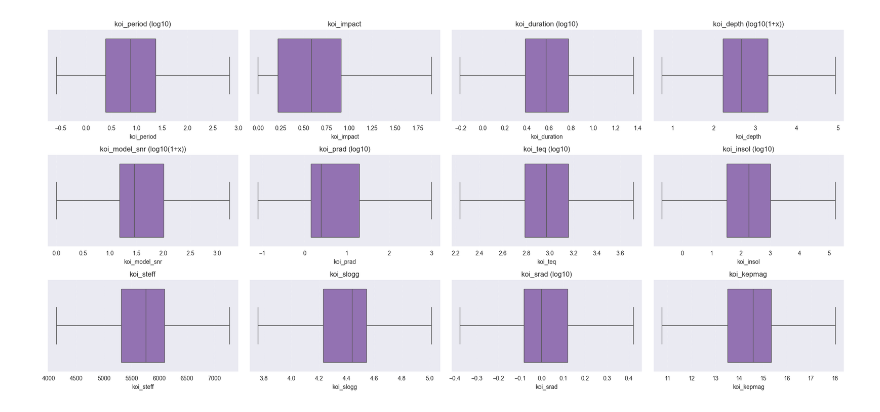
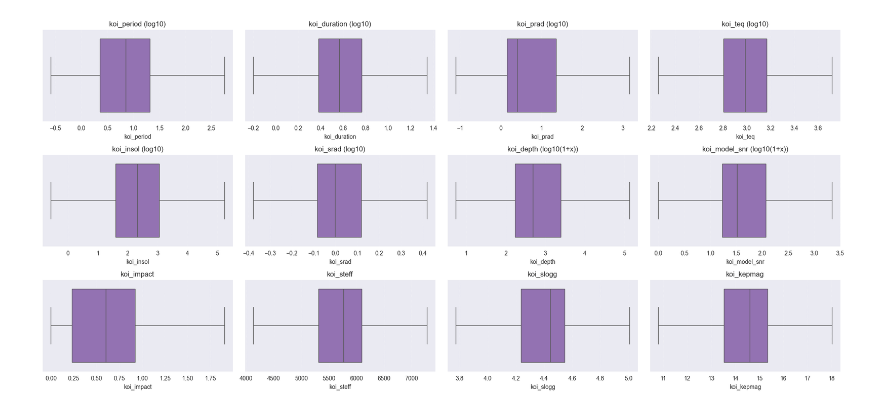
Before and after one commit to ZhuoQiuMcgill/INSE6220-FinalProject, a Jupyter notebook: src/project_code.ipynb, the cells around one changed output. Saved outputs shown, nothing was run; the diff lists cells and outputs as text; code cells hidden in the pictures.

```diff
--- a/src/project_code.ipynb
+++ b/src/project_code.ipynb
@@ -175,16 +201,0 @@ Prepared pre-PCA feature matrix: (7994, 12)
-# %%
-# koi_score distribution
-import matplotlib.pyplot as plt
-import seaborn as sns
-
-plt.figure(figsize=(7, 4))
-ax = sns.histplot(df['koi_score'].dropna(), bins=40, kde=True, color='#1f77b4', edgecolor='white')
-ax.set_title('Distribution of koi_score')
-ax.set_xlabel('koi_score')
-ax.set_ylabel('Count')
-ax.set_xlim(0, 1)
-plt.tight_layout()
-plt.show()
-
-print('koi_score summary:')
-print(df['koi_score'].describe().to_string())
@@ -202,54 +202,21 @@ max         1.000000
 # %%
-# EDA boxplots & transform selection
-import math
-import numpy as np
-import matplotlib.pyplot as plt
-import seaborn as sns
+# EDA boxplots of transformed numerical features (using labeled subset)
+# Use labeled subset and fixed transform lists per FRAMEWORK
+feat_cols = LOG10_COLS + LOG1P_COLS + LINEAR_COLS
+plot_df = df_labeled.loc[:, feat_cols].copy()
 
-# Use only the 12-feature vector (updated framework)
-plot_cols = [c for c in FEATURE_COLS if c in df.columns]
-# Identify discrete small-cardinality numeric columns to skip in box plots
-discrete_small = [c for c in plot_cols if df[c].nunique(dropna=True) <= 5]
-numeric_cols = [c for c in plot_cols if c not in discrete_small]
+# Apply the same transforms that will be used for PCA
+for col in LOG10_COLS:
+    plot_df[col] = np.log10(np.clip(plot_df[col], 1e-12, None))
+for col in LOG1P_COLS:
+    plot_df[col] = np.log10(np.clip(plot_df[col] + 1.0, 1e-12, None))
 
-# Columns we keep linear due to physical meaning (bounded/magnitude)
-never_log = {'koi_impact','koi_kepmag'}
+print('Using fixed transforms per FRAMEWORK:')
+print('  Log10 columns:', LOG10_COLS)
+print('  Log10(1+x) columns:', LOG1P_COLS)
+print('  Linear columns:', LINEAR_COLS)
 
-log10_cols, log1p_cols, linear_cols = [], [], []
-for col in numeric_cols:
-    s = pd.to_numeric(df[col], errors='coerce').dropna()
-    if col in never_log:
-        linear_cols.append(col)
-        continue
-    if len(s) < 3:
-        linear_cols.append(col)
-        continue
-    skew = float(s.skew())
-    q95, q05 = s.quantile(0.95), s.quantile(0.05)
-    ratio = (q95 / max(q05, 1e-12)) if q05 > 0 else np.inf
-    criterion = (skew > 0.75) or (ratio > 20)
-    minv = float(s.min())
-    if criterion and minv > 0:
-        log10_cols.append(col)
-    elif criterion and minv >= 0:
-        log1p_cols.append(col)
-    else:
-        linear_cols.append(col)
-
-# Create transformed copy for plotting
-plot_df = df.copy()
-for col in log10_cols:
-    plot_df[col] = np.log10(plot_df[col])
-for col in log1p_cols:
-    plot_df[col] = np.log10(plot_df[col] + 1.0)
-
-print('Skipped discrete/binary columns:', discrete_small)
-print('Log10 columns:', log10_cols)
-print('Log10(1+x) columns:', log1p_cols)
-print('Linear columns:', linear_cols)
-
-# Plot box plots using transformed data where applicable
-cols_to_plot = numeric_cols
+cols_to_plot = feat_cols
 ncols = 4
 nrows = math.ceil(len(cols_to_plot) / ncols)
 fig, axes = plt.subplots(nrows, ncols, figsize=(4.8 * ncols, 3.0 * nrows), squeeze=False)
@@ -258,7 +225,7 @@ for i, col in enumerate(cols_to_plot):
     r, c = divmod(i, ncols)
     ax = axes[r][c]
     sns.boxplot(x=plot_df[col].dropna(), ax=ax, color='#9467bd', orient='h', whis=1.5, showfliers=False)
-    tr = ' (log10)' if col in log10_cols else (' (log10(1+x))' if col in log1p_cols else '')
+    tr = ' (log10)' if col in LOG10_COLS else (' (log10(1+x))' if col in LOG1P_COLS else '')
     ax.set_title(col + tr)
     ax.grid(True, axis='x', linestyle=':', alpha=0.35)
 
@@ -278 +245 @@ Linear columns: ['koi_impact', 'koi_steff', 'koi_slogg', 'koi_kepmag']
-[figure, old version]
+[figure, new version]
```
Also changed, not shown: parts of 16 cells of this notebook, 1 other file.
